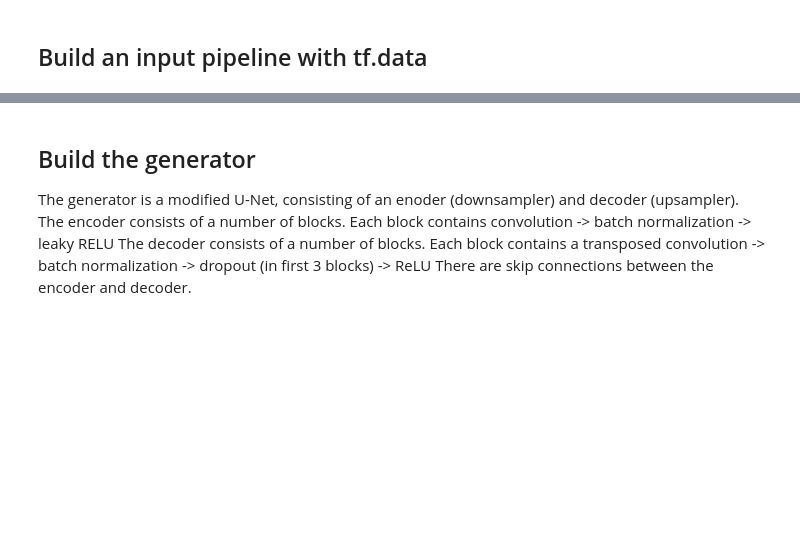
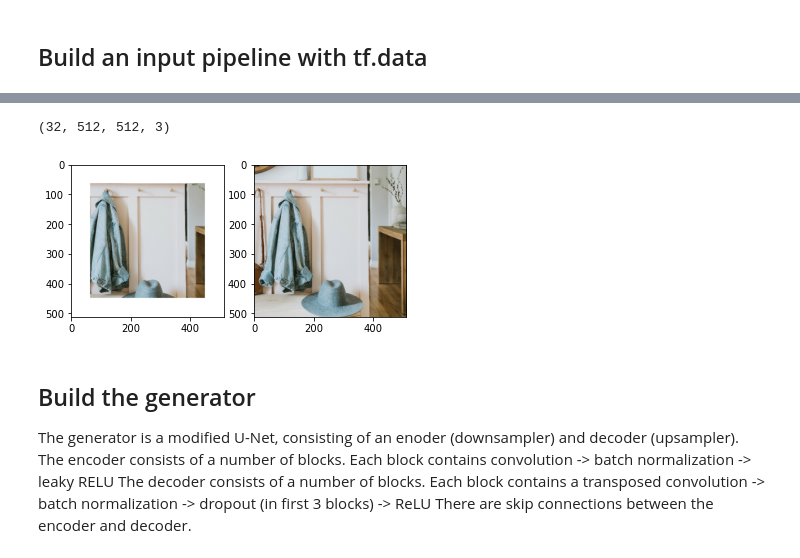
Before and after one commit to fdb/pix2pix-from-scratch, a Jupyter notebook: pix2pix.ipynb, the cells around one changed output, grey strips where cells are left out. Drawn from its saved outputs; the diff is of its cells as text; code cells hidden in the pictures; blank space fills up the shorter version.

```diff
--- a/pix2pix.ipynb
+++ b/pix2pix.ipynb
@@ -93,5 +82,5 @@ plt.show()
 # %%
 train_dataset = tf.data.Dataset.list_files(os.path.join(dataset_dir, '*.jpg'))
-train_dataset = train_dataset.map(load_image, num_parallel_calls=tf.data.AUTOTUNE)
+train_dataset = train_dataset.map(process_image, num_parallel_calls=tf.data.AUTOTUNE)
 train_dataset = train_dataset.shuffle(BUFFER_SIZE)
 train_dataset = train_dataset.batch(BATCH_SIZE)
@@ -107,3 +87,13 @@ To silence this warning, decorate the function with @tf.autograph.experimental.d
+# %%
+sample_input_batch, sample_real_batch = list(train_dataset.take(1))[0]
+print(sample_input_batch.shape)
+fig = plt.figure()
+fig.add_subplot(1, 2, 1).imshow(sample_input_batch[0] * 0.5 + 0.5)
+fig.add_subplot(1, 2, 2).imshow(sample_real_batch[0]  * 0.5 + 0.5)
+plt.show()
+# %% [output]
+(32, 512, 512, 3)
+[figure, added]
 # %% [markdown]
 ## Build the generator
 The generator is a modified U-Net, consisting of an enoder (downsampler) and decoder (upsampler).
```
Also changed, not shown: parts of 37 cells of this notebook, 2 other files.
